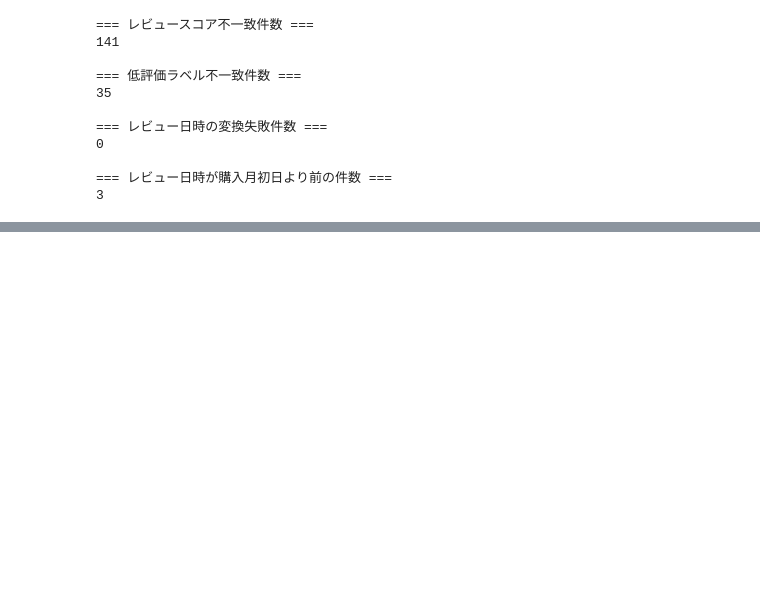
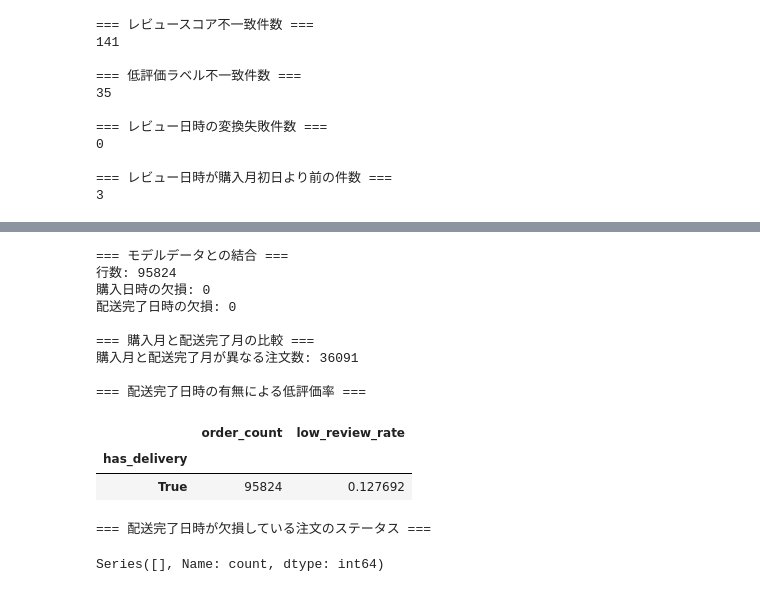
Before and after one commit to RyoShimoda/AWS_Python_data_analysis, a Jupyter notebook: notebooks/13_low_review_model_comparison.ipynb, the cells around one changed output, grey strips where cells are left out. Cells and saved outputs as stored; diff of their text form; code cells hidden in the pictures; blank space fills up the shorter version.

```diff
--- a/notebooks/13_low_review_model_comparison.ipynb
+++ b/notebooks/13_low_review_model_comparison.ipynb
@@ -557,0 +609,63 @@ Name: count, dtype: int64
+# %%
+from src.project_paths import DATA_DIR
+
+df_order_dates = pd.read_csv(
+    DATA_DIR / "order_delivery_timestamps.csv",
+    parse_dates=["purchase_timestamp", "delivered_timestamp"],
+)
+
+df_delivery_check = df_model[["order_id", "purchase_month", "low_review"]].merge(
+    df_order_dates,
+    on="order_id",
+    how="left",
+    validate="one_to_one",
+)
+
+# 配送完了月
+df_delivery_check["delivered_month"] = (
+    df_delivery_check["delivered_timestamp"].dt.to_period("M").astype("string")
+)
+
+print("=== モデルデータとの結合 ===")
+print("行数:", len(df_delivery_check))
+print("購入日時の欠損:", df_delivery_check["purchase_timestamp"].isna().sum())
+print("配送完了日時の欠損:", df_delivery_check["delivered_timestamp"].isna().sum())
+
+print("\n=== 購入月と配送完了月の比較 ===")
+has_delivery = df_delivery_check["delivered_timestamp"].notna()
+
+print(
+    "購入月と配送完了月が異なる注文数:",
+    (
+        df_delivery_check.loc[has_delivery, "purchase_month"]
+        != df_delivery_check.loc[has_delivery, "delivered_month"]
+    ).sum(),
+)
+
+print("\n=== 配送完了日時の有無による低評価率 ===")
+display(
+    df_delivery_check.assign(has_delivery=has_delivery)
+    .groupby("has_delivery")
+    .agg(
+        order_count=("order_id", "size"),
+        low_review_rate=("low_review", "mean"),
+    )
+)
+
+print("\n=== 配送完了日時が欠損している注文のステータス ===")
+display(df_delivery_check.loc[~has_delivery, "order_status"].value_counts(dropna=False))
+# %% [output]
+=== モデルデータとの結合 ===
+行数: 95824
+購入日時の欠損: 0
+配送完了日時の欠損: 0
+
+=== 購入月と配送完了月の比較 ===
+購入月と配送完了月が異なる注文数: 36091
+
+=== 配送完了日時の有無による低評価率 ===
+|  | order_count | low_review_rate |
+| has_delivery |  |  |
+| True | 95824 | 0.127692 |
+=== 配送完了日時が欠損している注文のステータス ===
+Series([], Name: count, dtype: int64)
```
Also changed, not shown: parts of 6 cells of this notebook, 2 other files.
